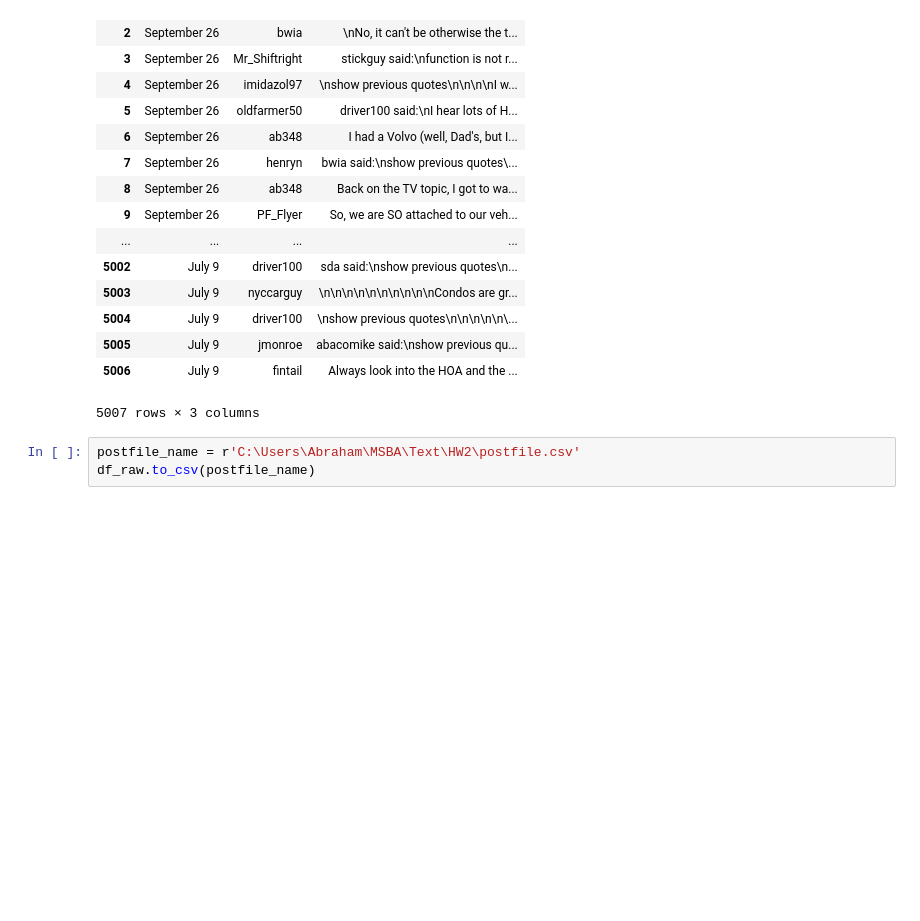
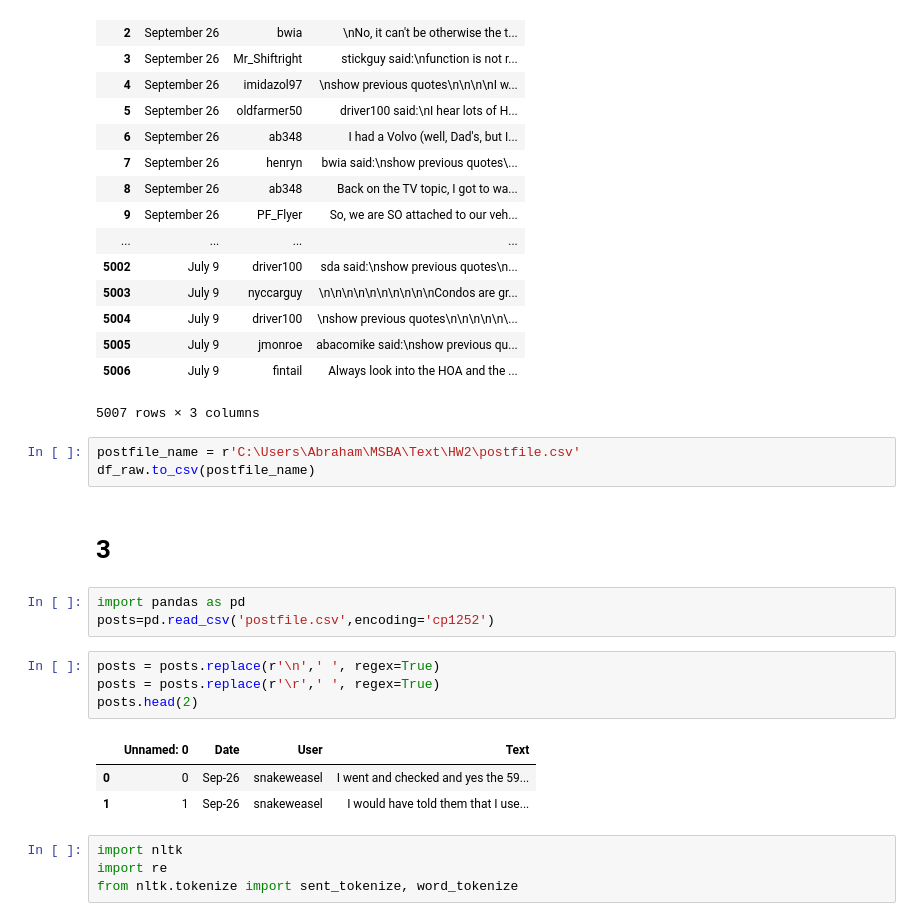
Before and after one commit to AbrahamKhan/MIS-284N-Text-Analytics, a Jupyter notebook: HW 2.0.ipynb, the cells around one changed output. Drawn from its saved outputs; the diff is of its cells as text; blank space fills up the shorter version.

```diff
--- a/HW 2.0.ipynb
+++ b/HW 2.0.ipynb
@@ -88,3 +88,20 @@ df_raw
 # %%
 postfile_name = r'C:\Users\Abraham\MSBA\Text\HW2\postfile.csv'
 df_raw.to_csv(postfile_name)
+# %% [markdown]
+# 3
+# %%
+import pandas as pd
+posts=pd.read_csv('postfile.csv',encoding='cp1252')
+# %%
+posts = posts.replace(r'\n',' ', regex=True)
+posts = posts.replace(r'\r',' ', regex=True)
+posts.head(2)
+# %% [output]
+|  | Unnamed: 0 | Date | User | Text |
+| 0 | 0 | Sep-26 | snakeweasel | I went and checked and yes the 59... |
+| 1 | 1 | Sep-26 | snakeweasel | I would have told them that I use... |
+# %%
+import nltk
+import re
+from nltk.tokenize import sent_tokenize, word_tokenize
```
Also changed, not shown: parts of 18 cells of this notebook.
